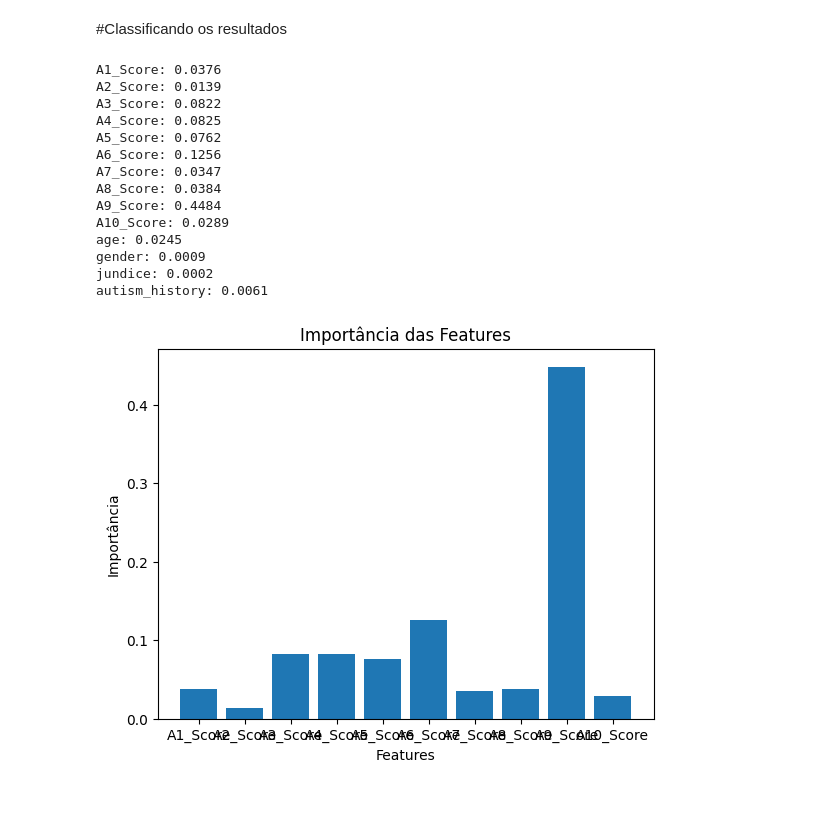
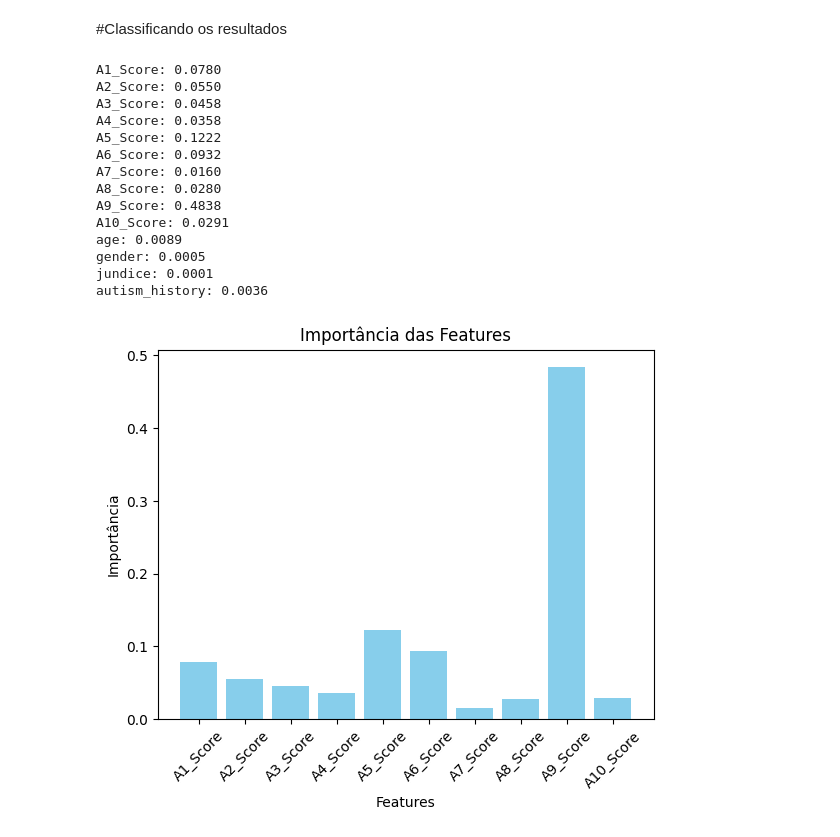
Before and after one commit to carinalanchine/aprendizado-de-maquina-saude, a Jupyter notebook: Projeto de aplicação/main.ipynb, the cells around one changed output. Drawn from its saved outputs; the diff is of its cells as text; code cells hidden in the pictures; blank space fills up the shorter version.

```diff
--- a/Projeto de aplicação/main.ipynb
+++ b/Projeto de aplicação/main.ipynb
@@ -175,0 +186,6 @@ Name: autism, dtype: int64
+# %%
+# fazer undersampling
+undersampler = RandomUnderSampler(random_state=42)
+(X,y) = undersampler.fit_resample(X,y)
+contagem = y.value_counts()
+print(contagem)
@@ -232,7 +249,9 @@ plt.show()
 # %% [markdown]
 #Treinando o modelo de gradient boosting
 # %%
-gbmc = GradientBoostingClassifier().fit(x_train,y_train)
+gbmc = GradientBoostingClassifier(
+  max_depth=2,
+).fit(x_train,y_train)
 y_pred = gbmc.predict(x_test)
 
 # acurácia
@@ -317,34 +336,36 @@ Acurácia média na validação cruzada: 0.9143667679837894
 # %% [markdown]
 #Classificando os resultados
 # %%
+# definir quais features mais contribuem para a predição correta
 importances = gbmc.feature_importances_
 for feature, importance in zip(X.columns, importances):
     print(f"{feature}: {importance:.4f}")
 
 colunas_desejadas = [
   'A1_Score', 'A2_Score', 'A3_Score', 'A4_Score',
   'A5_Score', 'A6_Score', 'A7_Score', 'A8_Score', 'A9_Score', 'A10_Score'
   ]
 importancias_filtradas = [importances[X.columns.get_loc(col)] for col in colunas_desejadas]
 
-plt.bar(colunas_desejadas, importancias_filtradas)
+plt.bar(colunas_desejadas, importancias_filtradas, color='skyblue')
 plt.xlabel('Features')
 plt.ylabel('Importância')
 plt.title('Importância das Features')
+plt.xticks(rotation=45)
 plt.show()
 # %% [output]
-A1_Score: 0.0376
-A2_Score: 0.0139
-A3_Score: 0.0822
-A4_Score: 0.0825
-A5_Score: 0.0762
-A6_Score: 0.1256
-A7_Score: 0.0347
-A8_Score: 0.0384
-A9_Score: 0.4484
-A10_Score: 0.0289
-age: 0.0245
-gender: 0.0009
-jundice: 0.0002
-autism_history: 0.0061
+A1_Score: 0.0780
+A2_Score: 0.0550
+A3_Score: 0.0458
+A4_Score: 0.0358
+A5_Score: 0.1222
+A6_Score: 0.0932
+A7_Score: 0.0160
+A8_Score: 0.0280
+A9_Score: 0.4838
+A10_Score: 0.0291
+age: 0.0089
+gender: 0.0005
+jundice: 0.0001
+autism_history: 0.0036
-[figure, old version]
+[figure, new version]
```
Also changed, not shown: parts of 9 cells of this notebook.
